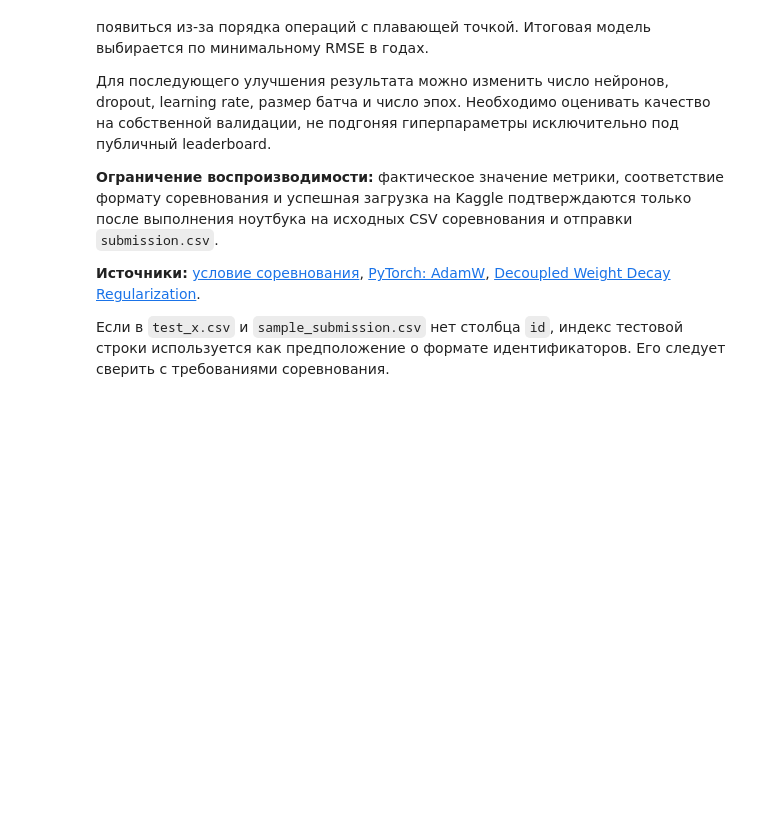
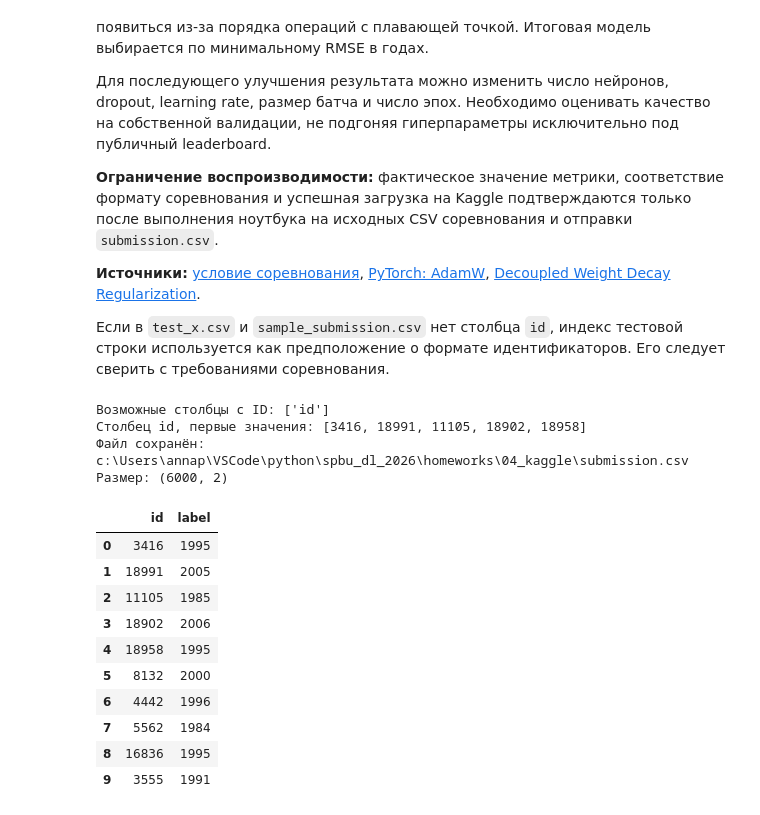
Before and after one commit to akpchelkova/spbu_dl_2026, a Jupyter notebook: homeworks/04_kaggle/04_kaggle.ipynb, the cells around one changed output. Cells and saved outputs as stored; diff of their text form; code cells hidden in the pictures; blank space fills up the shorter version.

```diff
--- a/homeworks/04_kaggle/04_kaggle.ipynb
+++ b/homeworks/04_kaggle/04_kaggle.ipynb
@@ -547,3 +547,71 @@ display(submission.head(5))
 **Источники:** [условие соревнования](https://www.kaggle.com/t/dace4caa40384c86a9879217eaccab42), [PyTorch: AdamW](https://pytorch.org/docs/stable/generated/torch.optim.AdamW.html), [Decoupled Weight Decay Regularization](https://arxiv.org/abs/1711.05101).
 
 Если в `test_x.csv` и `sample_submission.csv` нет столбца `id`, индекс тестовой строки используется как предположение о формате идентификаторов. Его следует сверить с требованиями соревнования.
+# %%
+
+test_csv = pd.read_csv(DATA_DIR / "test_x.csv")
+
+predictions = np.asarray(test_predictions, dtype=np.float64).reshape(-1)
+
+if len(predictions) == len(test_csv) + 1:
+    predictions = predictions[1:]
+
+assert len(predictions) == len(test_csv), "Число предсказаний не совпадает с числом строк"
+
+id_candidates = []
+
+for column in test_csv.columns:
+    values = pd.to_numeric(test_csv[column], errors="coerce").to_numpy(dtype=np.float64)
+
+    if (
+        np.isfinite(values).all()
+        and np.all(values == np.floor(values))
+        and len(np.unique(values)) == len(values)
+    ):
+        id_candidates.append(column)
+
+print("Возможные столбцы с ID:", id_candidates)
+
+for column in id_candidates:
+    print(f"Столбец {column}, первые значения:", test_csv[column].head(5).tolist())
+
+if len(id_candidates) != 1:
+    print("Первые и последние столбцы тестовых данных:")
+    display(test_csv.iloc[:5, :3])
+    display(test_csv.iloc[:5, -3:])
+    raise ValueError("Не удалось однозначно определить столбец ID")
+
+ids = test_csv[id_candidates[0]].astype(np.int64).to_numpy()
+years = np.rint(predictions).astype(np.int64)
+
+submission = pd.DataFrame({
+    "id": ids,
+    "label": years
+})
+
+assert len(submission) == 6000
+assert submission["id"].is_unique
+assert submission.notna().all().all()
+
+SUBMISSION_PATH = DATA_DIR.parent / "submission.csv"
+submission.to_csv(SUBMISSION_PATH, index=False)
+
+print("Файл сохранён:", SUBMISSION_PATH)
+print("Размер:", submission.shape)
+display(submission.head(10))
+# %% [output]
+Возможные столбцы с ID: ['id']
+Столбец id, первые значения: [3416, 18991, 11105, 18902, 18958]
+Файл сохранён: c:\Users\annap\VSCode\python\spbu_dl_2026\homeworks\04_kaggle\submission.csv
+Размер: (6000, 2)
+|  | id | label |
+| 0 | 3416 | 1995 |
+| 1 | 18991 | 2005 |
+| 2 | 11105 | 1985 |
+| 3 | 18902 | 2006 |
+| 4 | 18958 | 1995 |
+| 5 | 8132 | 2000 |
+| 6 | 4442 | 1996 |
+| 7 | 5562 | 1984 |
+| 8 | 16836 | 1995 |
+| 9 | 3555 | 1991 |
```
Also changed, not shown: 2 other files.
